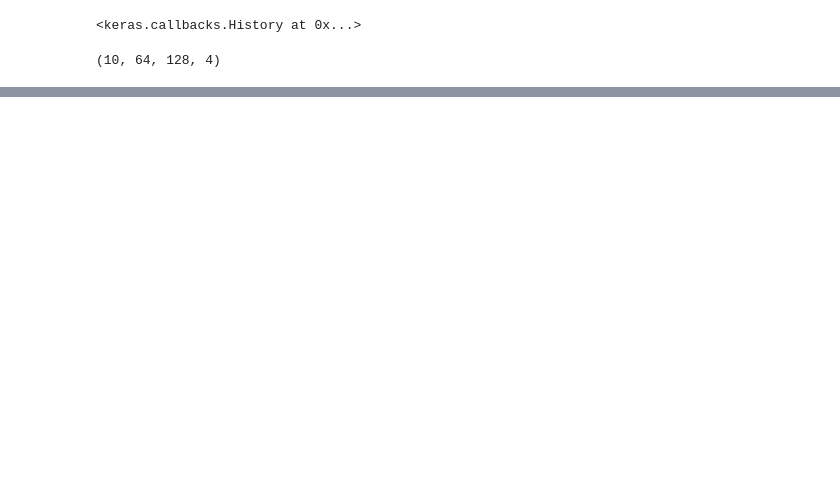
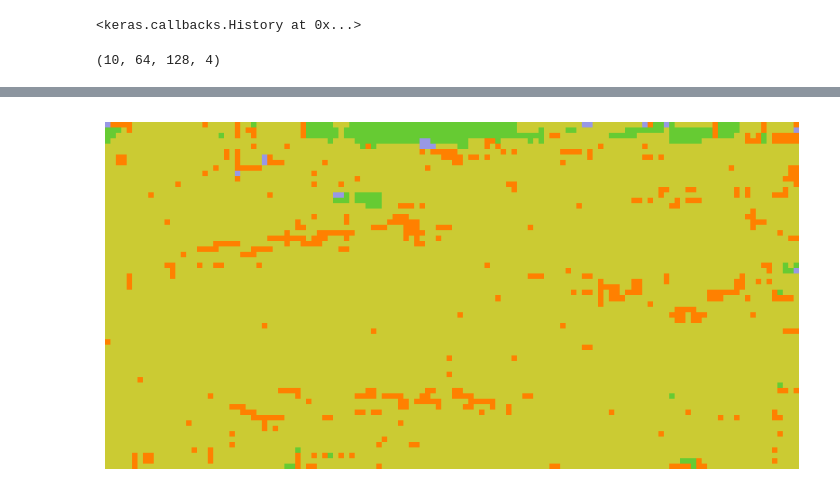
Before and after one commit to Pumafi/dl_spatial_gen_geol_facies, a Jupyter notebook: test_ae_latent_space_diffusion.ipynb, the cells around one changed output, grey strips where cells are left out. Saved outputs shown, nothing was run; the diff lists cells and outputs as text; code cells hidden in the pictures; blank space fills up the shorter version.

```diff
--- a/test_ae_latent_space_diffusion.ipynb
+++ b/test_ae_latent_space_diffusion.ipynb
@@ -725,14 +694,0 @@ ResourceExhaustedError: ignored
-# %%
-from types import MethodType
-
-def new_generate(self, num_images, diffusion_steps):
-    # noise -> images -> denormalized images
-    initial_noise = tf.random.normal(shape=(num_images, *self.img_embed_shape))
-    print(tf.math.reduce_max(initial_noise), tf.math.reduce_mean(initial_noise), tf.math.reduce_min(initial_noise))
-    print("debug")
-    generated_code = self.reverse_diffusion(initial_noise, diffusion_steps)
-    print(tf.math.reduce_max(generated_code), tf.math.reduce_mean(generated_code), tf.math.reduce_min(generated_code))
-    generated_images = self.trained_autoencoder.decoder(generated_code)
-    return generated_images
-
-model.generate = MethodType(new_generate, model)
@@ -738,0 +703,58 @@ model.generate = MethodType(new_generate, model)
+# %%
+images = x_train[:5]
+
+# batch_size = images.shape[0]
+noises = tf.random.normal(shape=(5, *latent_dim))
+
+# sample uniform random diffusion times
+diffusion_times = tf.random.uniform(
+    shape=(5, 1, 1, 1), minval=0.0, maxval=1.0
+)
+noise_rates, signal_rates = model.diffusion_schedule(diffusion_times)
+
+latent_code = autoencoder.encoder(images)
+print("------real---------")
+print("-------------------")
+print("  --Latent code-- ")
+print(latent_code[0, :, 0, 0])
+noisy_code = signal_rates * latent_code + noise_rates * noises
+print("   --Noises--     ")
+print(noises[0, :, 0, 0])
+print("  --Noisy code--  ")
+print(noisy_code[0, :, 0, 0])
+print("%%%%%%%%%%%%%%%%%%%")
+print("-------------------")
+print("\n")
+
+# train the network to separate noisy images to their components
+pred_noises, pred_codes = model.denoise(noisy_code, noise_rates, signal_rates, training=False)
+print("------pred---------")
+print("-------------------")
+print("  --Pred noises-- ")
+print(pred_noises[0, :, 0, 0])
+print("  --Pred codes--  ")
+print(pred_codes[0, :, 0, 0])
+print("\n")
+print("%%%%%%%%%%%%%%%%%%%")
+print("%%%%%%%%%%%%%%%%%%%")
+print("-------------------")
+print("%%%%%%%%%%%%%%%%%%%")
+print("\n")
+print("\n")
+
+
+
+noises_loss = tf.keras.losses.MeanAbsoluteError()(noises, pred_noises)  # training loss
+pred_images = autoencoder.decoder(pred_codes)
+
+print(noises_loss)
+
+img_loss = tf.keras.losses.CategoricalCrossentropy()(images, pred_images)
+
+plt.figure(figsize=(10, 5))
+plt.axis('off')
+
+plt.imshow(np.argmax(pred_images[0].numpy(), axis=-1).reshape((64, 128)),
+            interpolation='nearest', cmap=cmap, norm=norm)
+plt.show()
+# %% [output]
@@ -739,3 +778,4 @@ model.generate = MethodType(new_generate, model)
+[figure, added]
 # %%
 samples = model.generate(10, 50)
 
```
Also changed, not shown: parts of 12 cells of this notebook.
